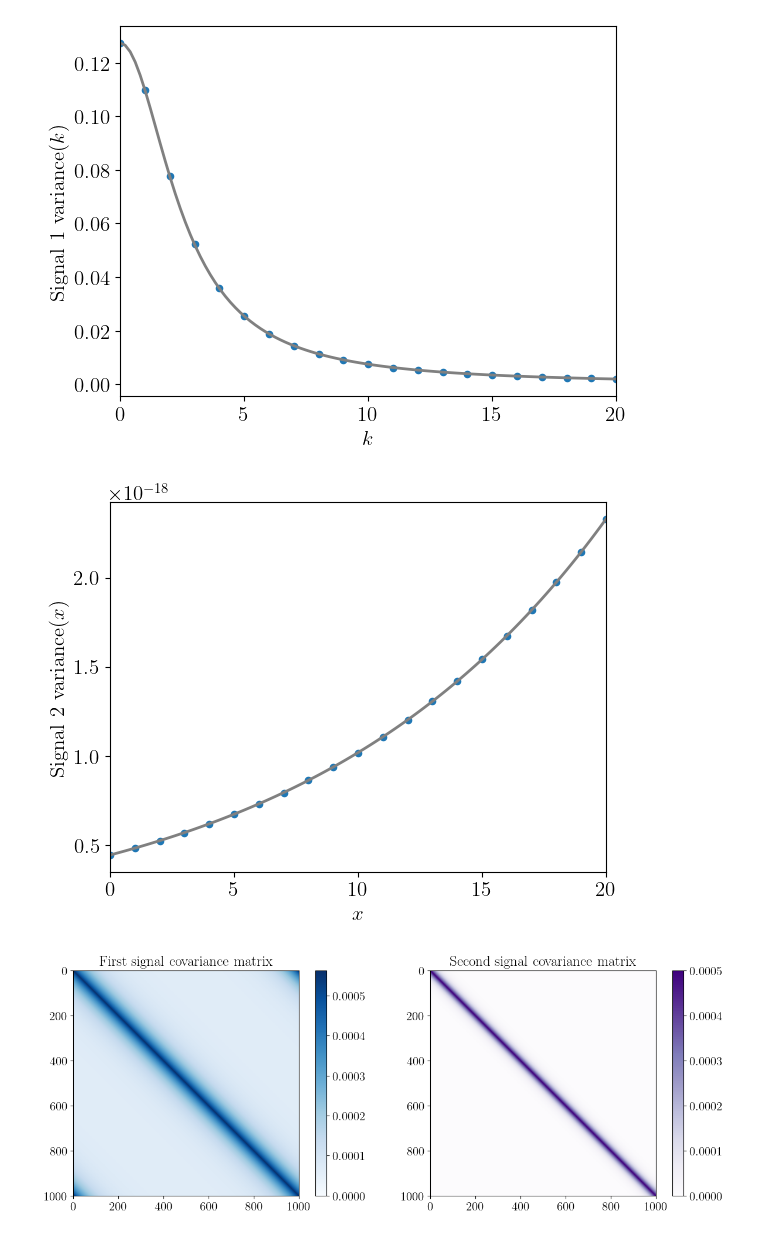
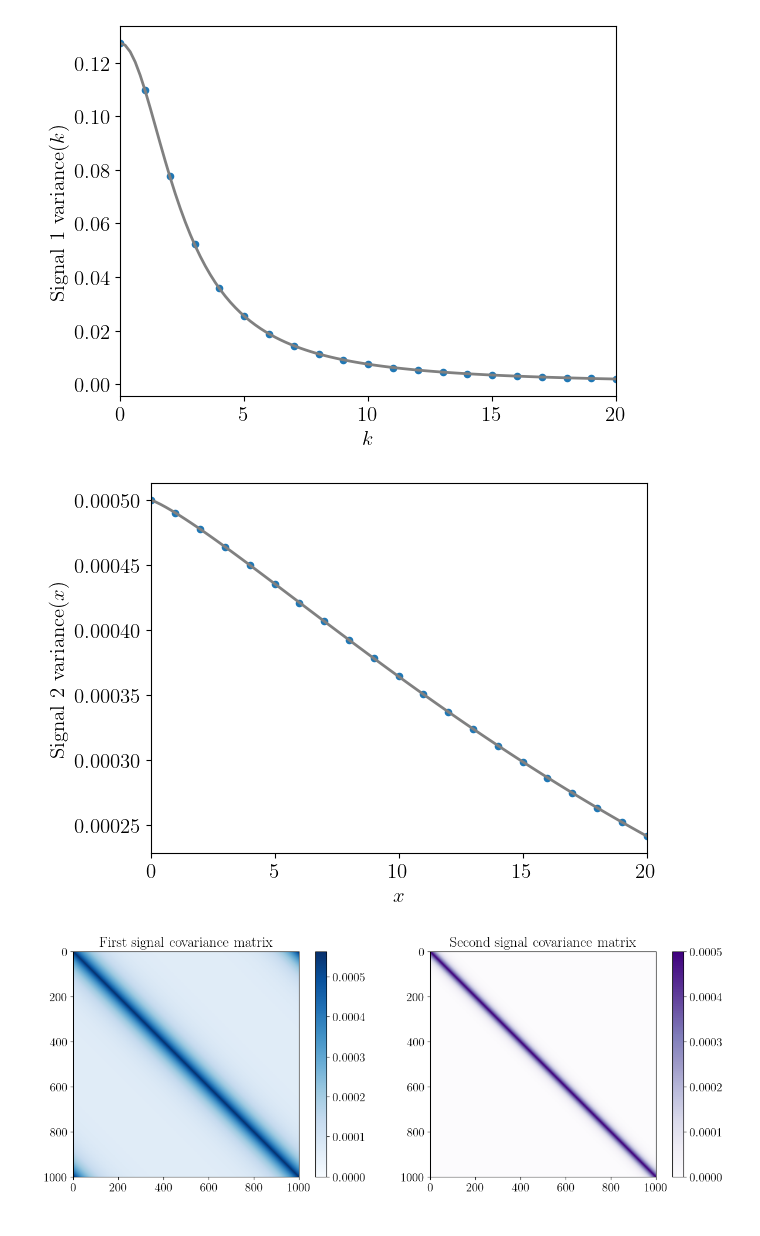
Before and after one commit to florent-leclercq/Bayes_InfoTheory, a Jupyter notebook: Wiener_filter_deblending.ipynb, the cells around one changed output. Drawn from its saved outputs; the diff is of its cells as text; code cells hidden in the pictures.

Commit message:
corrected plot of covariance matrix

```diff
--- a/Wiener_filter_deblending.ipynb
+++ b/Wiener_filter_deblending.ipynb
@@ -56,15 +56,15 @@ sqrtCx2x2=scipy.linalg.sqrtm(Cx2x2)
 sqrtCx2x2=sqrtCx2x2.real
 # %%
 plt.xlim(0, 20)
-plt.plot(np.linspace(0, 20, 100), [covar2(N//2,x) for x in np.linspace(0, 20, 100)], color='grey')
-plt.scatter(np.arange(21),Cx2x2[N//2][:21],s=20)
+plt.plot(np.linspace(0, 20, 100), [covar2(0,x) for x in np.linspace(0, 20, 100)], color='grey')
+plt.scatter(np.arange(21),Cx2x2[0][:21],s=20)
 plt.xlabel("$x$")
 plt.ylabel("Signal 2 variance($x$)")
 plt.savefig(dir+'signal2_variance.pdf',dpi=300,bbox_inches="tight",transparent=True)
 plt.savefig(dir+'signal2_variance.png',dpi=300,bbox_inches="tight")
 plt.show()
 # %% [output]
-[figure, old version]
+[figure, new version]
 # %%
 # Create a custom RdBu colormap with truncated red and centered around zero
 cmap = plt.get_cmap('RdBu')
```
Also changed, not shown: parts of 1 cell of this notebook.
